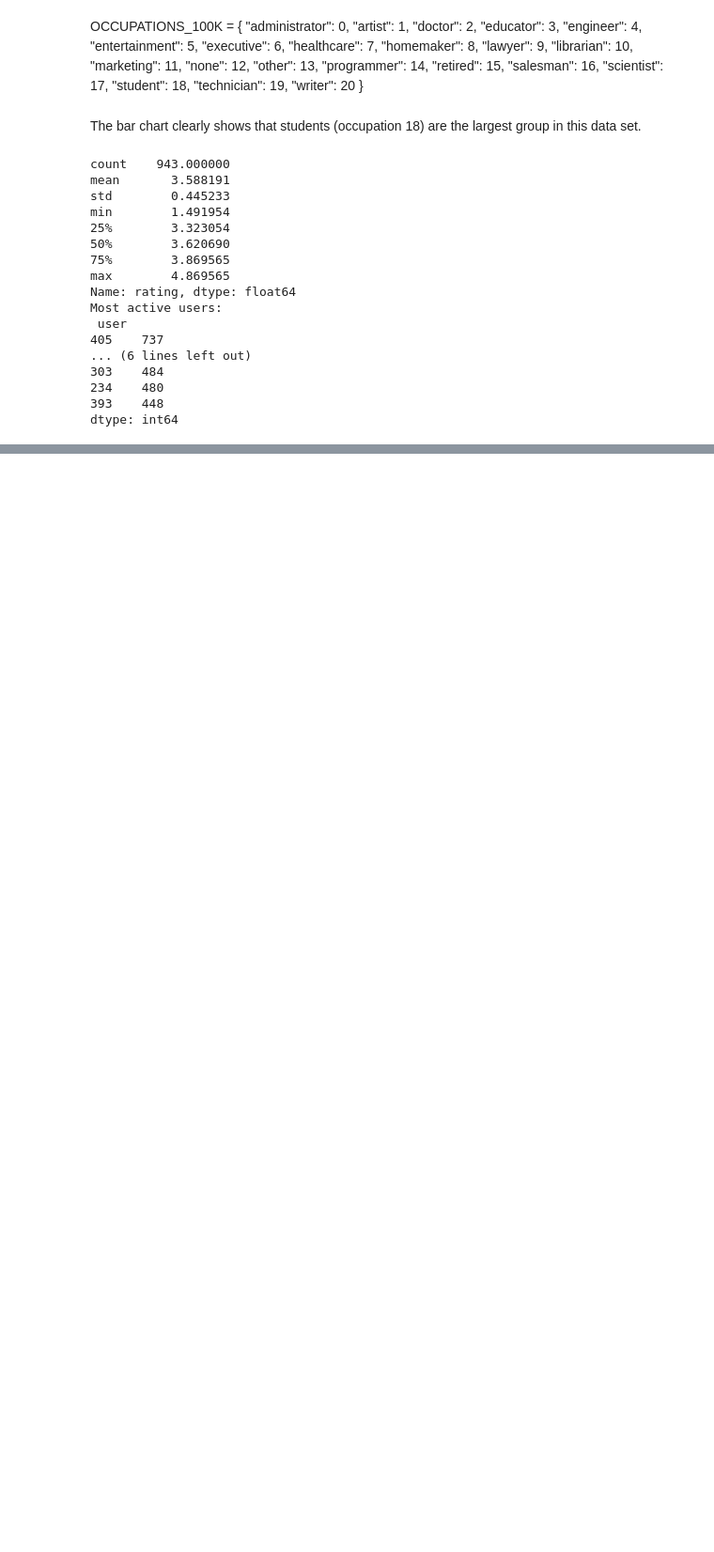
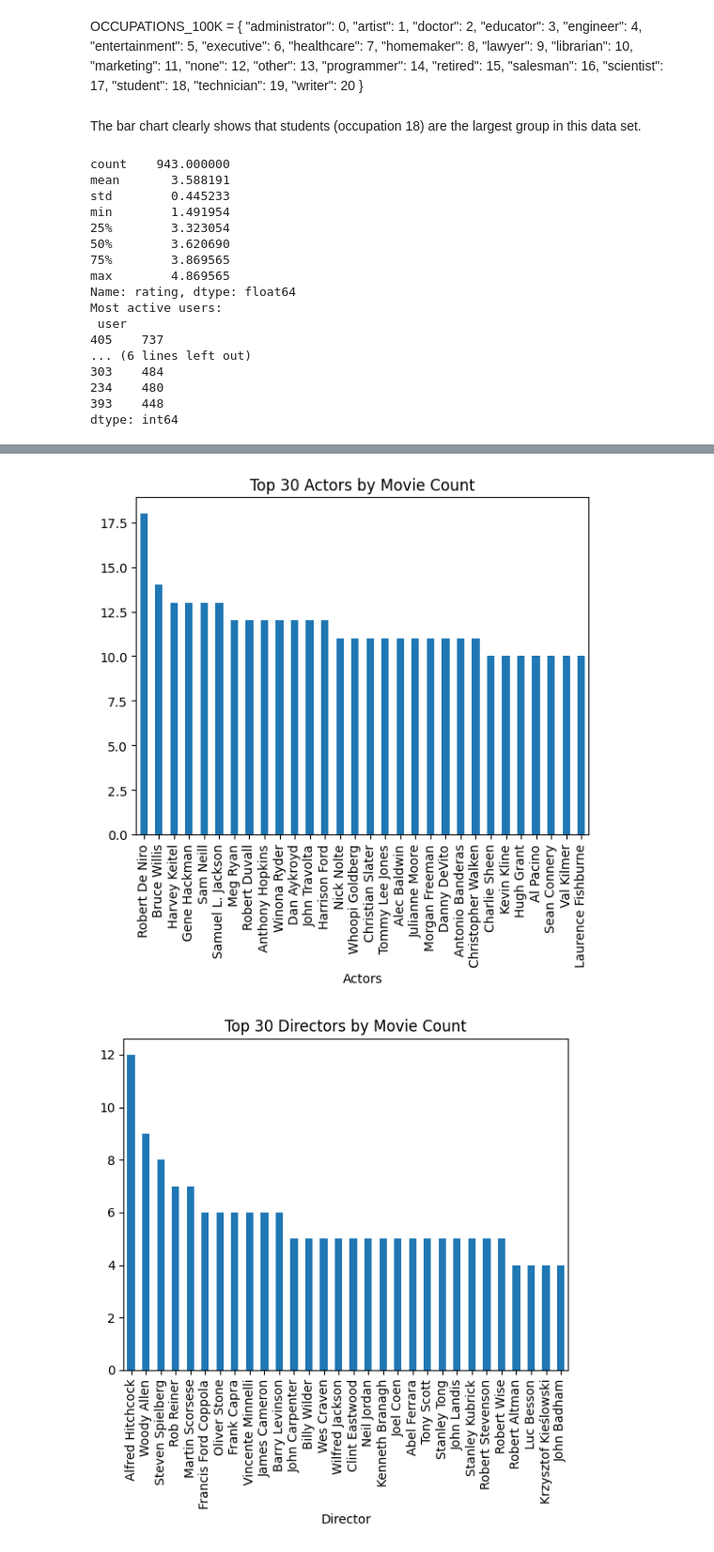
Before and after one commit to PaganMin-11353/dinghui101, a Jupyter notebook: movieLens_EDA.ipynb, the cells around one changed output, grey strips where cells are left out. Shown at 94% size. Cells and saved outputs as stored; diff of their text form; code cells hidden in the pictures; blank space fills up the shorter version.

```diff
--- a/movieLens_EDA.ipynb
+++ b/movieLens_EDA.ipynb
@@ -577,0 +635,8 @@ dtype: int64
+# %%
+# Count frequency of actors and directors
+actor_counts = semantics_info['Actors'].str.split(', ').explode().value_counts()
+director_counts = semantics_info['Director'].str.split(', ').explode().value_counts()
+
+# Display the top 10 actors and directors
+print("Top 10 Actors:\n", actor_counts.head(10))
+print("\nTop 10 Directors:\n", director_counts.head(10))
@@ -577,0 +661,9 @@ dtype: int64
+# %%
+actor_counts.head(30).plot(kind='bar', title='Top 30 Actors by Movie Count')
+plt.show()
+
+director_counts.head(30).plot(kind='bar', title='Top 30 Directors by Movie Count')
+plt.show()
+# %% [output]
+[figure, added]
+[figure, added]
```
Also changed, not shown: parts of 15 cells of this notebook.
